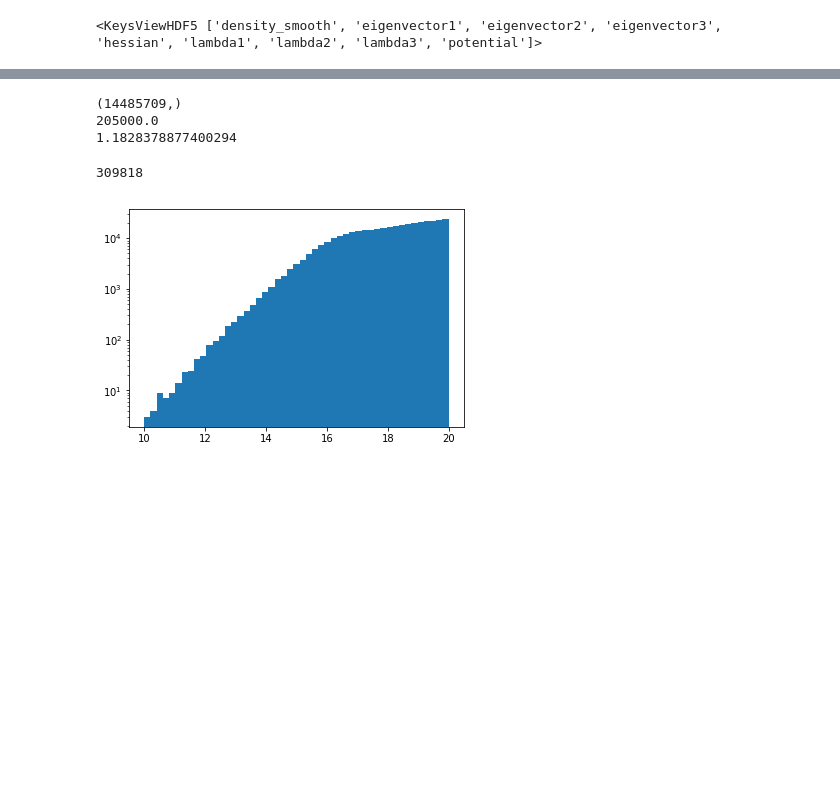
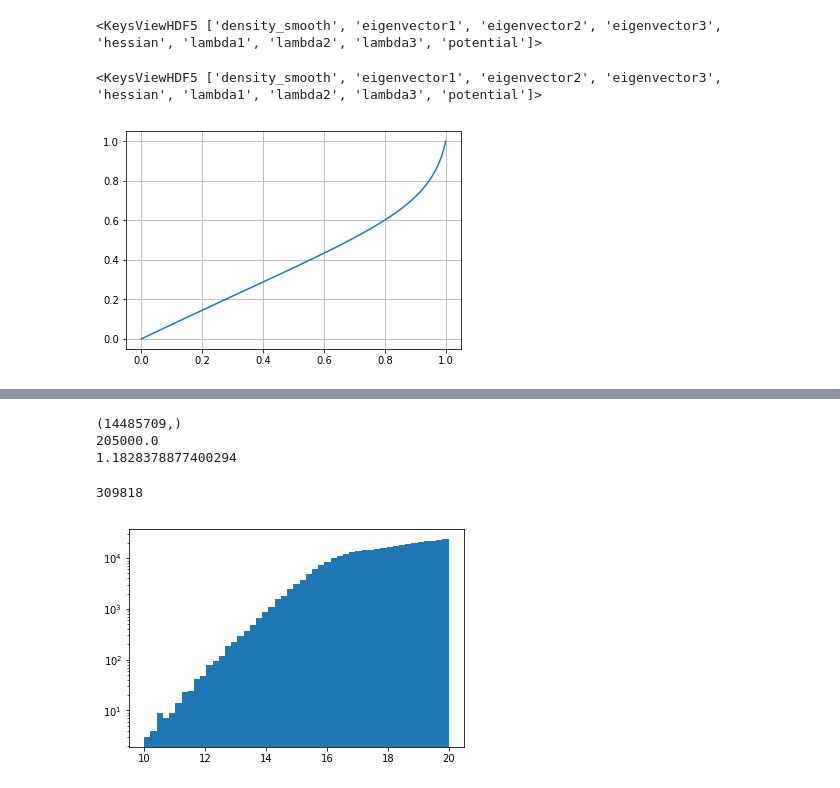
Before and after one commit to forero/IllustrisWeb, a Jupyter notebook: compute_illustris_mock.ipynb, the cells around one changed output, grey strips where cells are left out. Saved outputs shown, nothing was run; the diff lists cells and outputs as text; code cells hidden in the pictures; blank space fills up the shorter version.

```diff
--- a/compute_illustris_mock.ipynb
+++ b/compute_illustris_mock.ipynb
@@ -10,13 +10,34 @@ import illustris_python.groupcat as gc
 
 %matplotlib inline
 # %%
-filename = '/Users/forero/Illustris_data/WEB_CIC_256_DM_TNG300-3.hdf5'
+filename = '/Users/forero/Illustris_data/WEB_CIC_256_DM_TNG300-2_s1.00.hdf5'
 f = h5py.File(filename, 'r')
 print(f.keys())
-density_smooth = f['density_smooth'][:,:,:]
-lambda1 = f['lambda1'][:,:,:]
-lambda2 = f['lambda2'][:,:,:]
-lambda3 = f['lambda3'][:,:,:]
+density_smooth_1 = f['density_smooth'][...]
+lambda1_1 = f['lambda1'][...]
+lambda2_1 = f['lambda2'][...]
+lambda3_1 = f['lambda3'][...]
+eigen3_1 = f['eigenvector3'][...]
 f.close()
 # %% [output]
 <KeysViewHDF5 ['density_smooth', 'eigenvector1', 'eigenvector2', 'eigenvector3', 'hessian', 'lambda1', 'lambda2', 'lambda3', 'potential']>
+# %%
+filename = '/Users/forero/Illustris_data/WEB_CIC_256_DM_TNG300-2_s10.00.hdf5'
+f = h5py.File(filename, 'r')
+print(f.keys())
+density_smooth_10 = f['density_smooth'][...]
+lambda1_10 = f['lambda1'][...]
+lambda2_10 = f['lambda2'][...]
+lambda3_10 = f['lambda3'][...]
+eigen3_10 = f['eigenvector3'][...]
+f.close()
+# %% [output]
+<KeysViewHDF5 ['density_smooth', 'eigenvector1', 'eigenvector2', 'eigenvector3', 'hessian', 'lambda1', 'lambda2', 'lambda3', 'potential']>
+# %%
+mu_3 = np.abs(np.sum((eigen3_1 * eigen3_10), axis=3))
+# %%
+mu_3_flat = mu_3.flatten()
+plt.plot(np.sort(mu_3_flat), np.linspace(0,1,len(mu_3_flat)))
+plt.grid()
+# %% [output]
+[figure, added]
```
Also changed, not shown: parts of 6 cells of this notebook.
